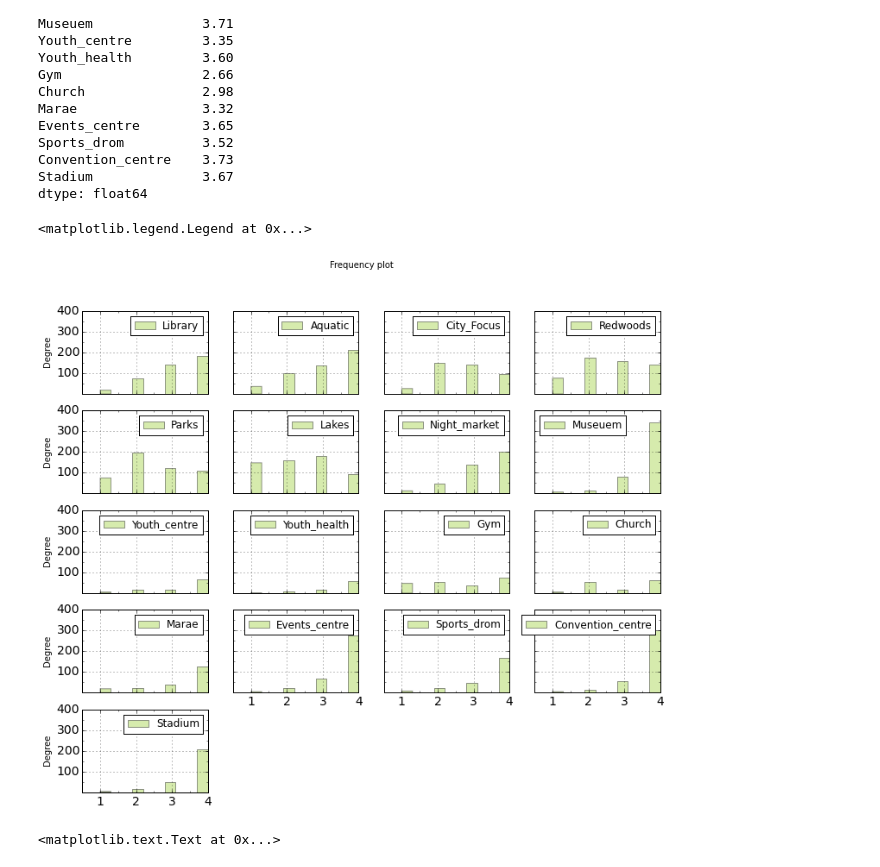
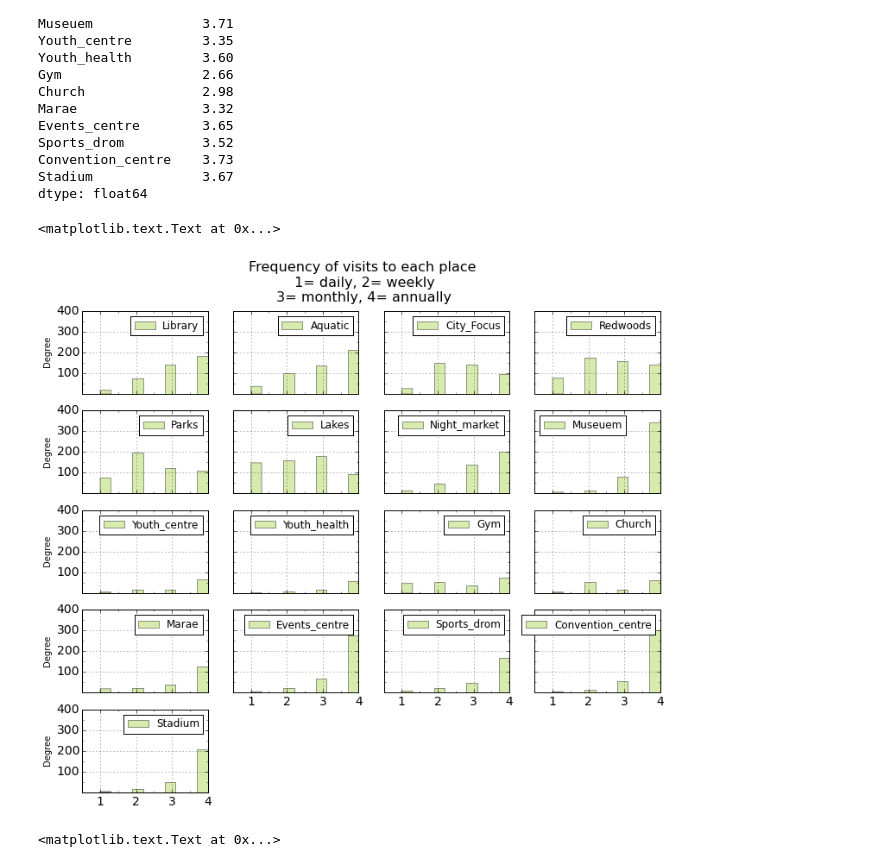
Before and after one commit to hillbs/Differential-Equations-and-Linear-Algebra, a Jupyter notebook: Youth_survey_git.ipynb, the cells around one changed output. Saved outputs shown, nothing was run; the diff lists cells and outputs as text; code cells hidden in the pictures.

```diff
--- a/Youth_survey_git.ipynb
+++ b/Youth_survey_git.ipynb
@@ -1019,16 +1019,19 @@ dtype: float64
 # %%
 df_M_and_RLHS.plot(kind='hist',subplots=True,layout=(5,4),
                    xticks=(1,2,3,4),
                    yticks=[100,200,300,400],
                    legend=True,
                    color='yellowgreen',
                    alpha=.4,
-                   grid=True,sharey=True,
-                   title='Frequency plot',
+                   grid=True,
+                   sharey=True,
+                   #title='Frequency of visits to each place \n 1= daily \n 2= weekly \n 3= monthly \n 4= annually',
                    fontsize =14)
+plt.suptitle('Frequency of visits to each place \n 1= daily, 2= weekly \n 3= monthly, 4= annually',
+             fontsize=16)
 # %% [output]
-<matplotlib.legend.Legend at 0x...>
+<matplotlib.text.Text at 0x...>
-[figure, old version]
+[figure, new version]
 # %%
 Standard_background()
 ax = places.plot(kind='bar',rot=60,color=['b','g','r','c','m','y','k','w','brown','olive','yellowgreen','azure'],
```
